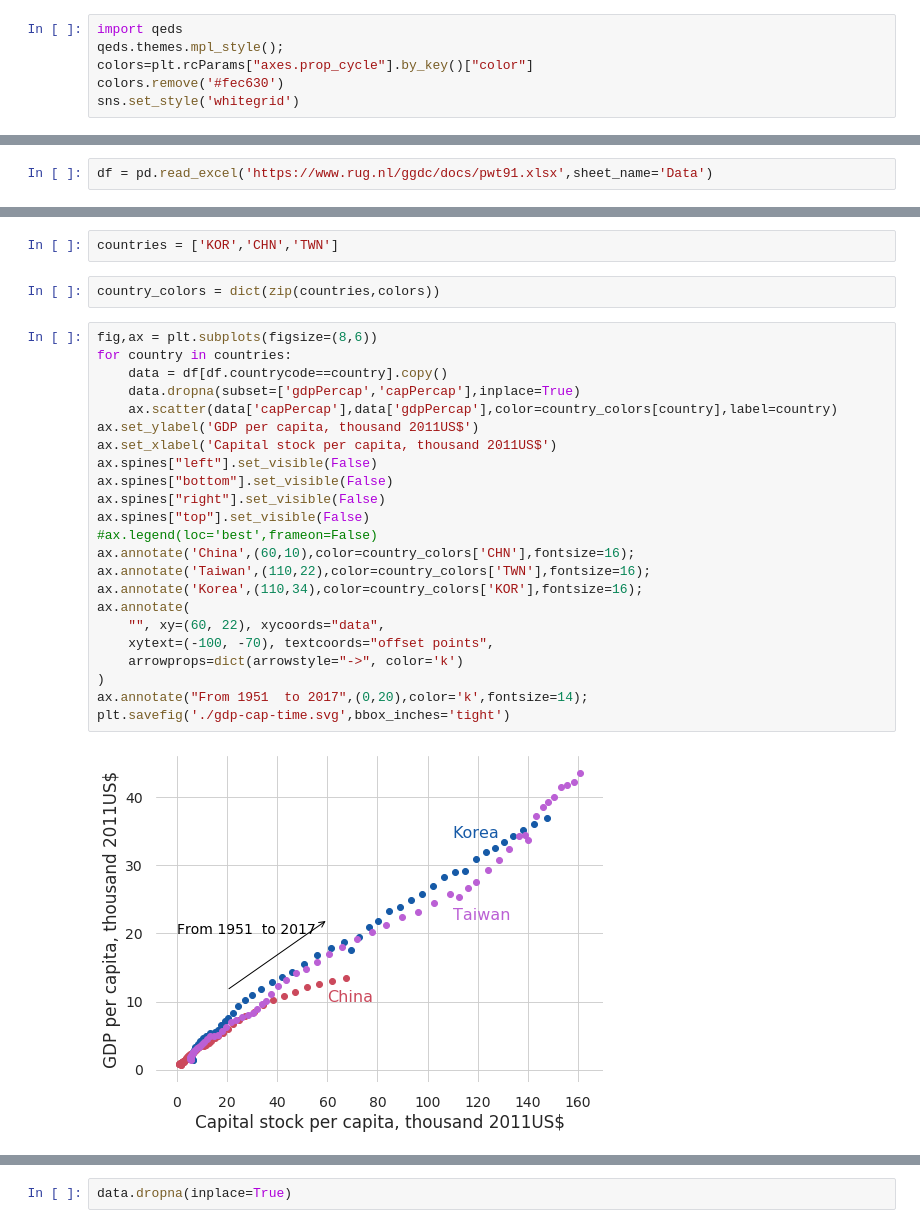
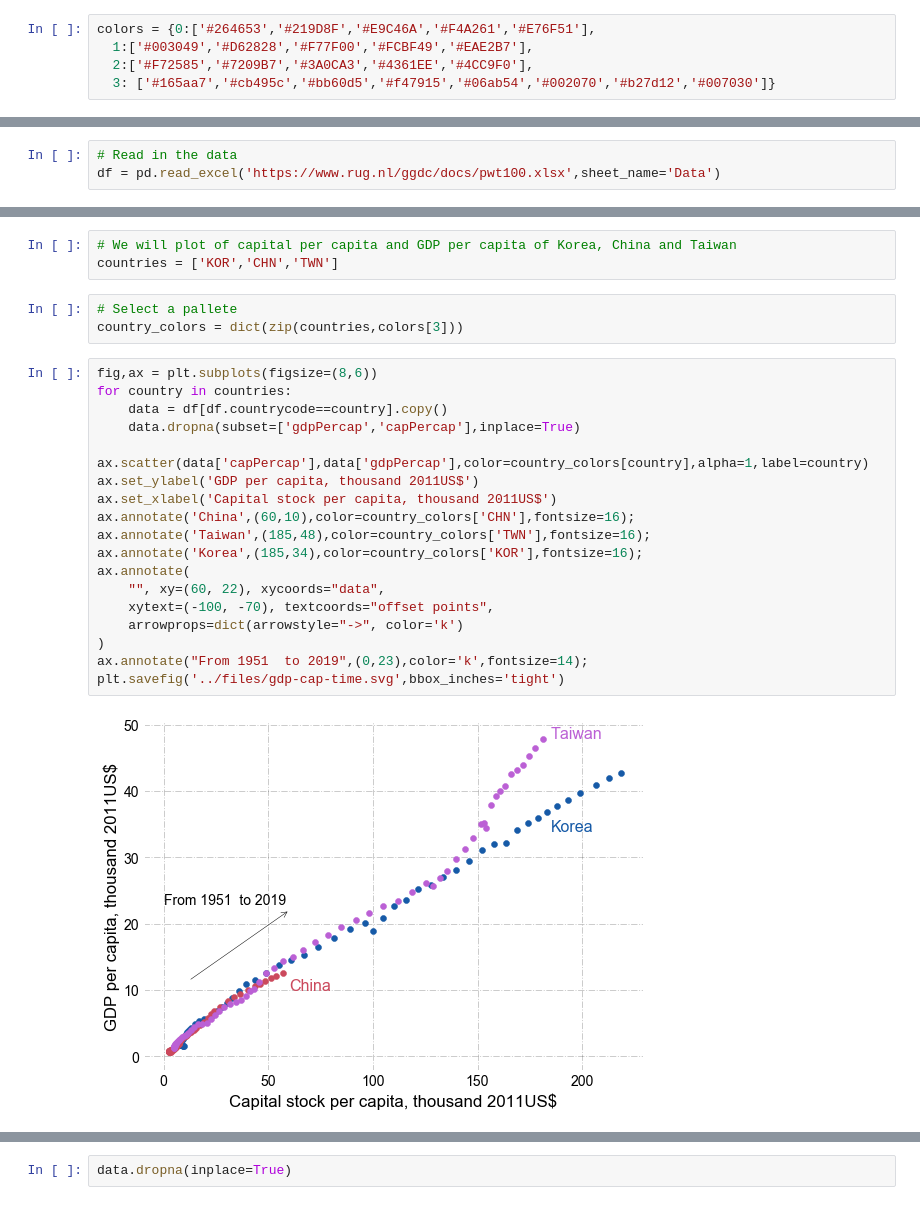
Before and after one commit to gunerilhan/economicgrowth, a Jupyter notebook: lecture2/visuals/lecture2.ipynb, the cells around one changed output, grey strips where cells are left out. Drawn from its saved outputs; the diff is of its cells as text.

```diff
--- a/lecture2/visuals/lecture2.ipynb
+++ b/lecture2/visuals/lecture2.ipynb
@@ -7,7 +14,6 @@ import seaborn as sns
-# %%
-import qeds
-qeds.themes.mpl_style();
-colors=plt.rcParams["axes.prop_cycle"].by_key()["color"]
-colors.remove('#fec630')
-sns.set_style('whitegrid')
+# %%
+colors = {0:['#264653','#219D8F','#E9C46A','#F4A261','#E76F51'],
+  1:['#003049','#D62828','#F77F00','#FCBF49','#EAE2B7'],
+  2:['#F72585','#7209B7','#3A0CA3','#4361EE','#4CC9F0'],
+  3: ['#165aa7','#cb495c','#bb60d5','#f47915','#06ab54','#002070','#b27d12','#007030']}
 # %%
@@ -37,2 +49,3 @@ df_legend
 # %%
-df = pd.read_excel('https://www.rug.nl/ggdc/docs/pwt91.xlsx',sheet_name='Data')
+# Read in the data
+df = pd.read_excel('https://www.rug.nl/ggdc/docs/pwt100.xlsx',sheet_name='Data')
@@ -60,29 +76,26 @@ Population (in millions)
-# %%
-countries = ['KOR','CHN','TWN']
+# %%
+# We will plot of capital per capita and GDP per capita of Korea, China and Taiwan
+countries = ['KOR','CHN','TWN']
 # %%
-country_colors = dict(zip(countries,colors))
+# Select a pallete
+country_colors = dict(zip(countries,colors[3]))
 # %%
 fig,ax = plt.subplots(figsize=(8,6))
 for country in countries:
     data = df[df.countrycode==country].copy()
     data.dropna(subset=['gdpPercap','capPercap'],inplace=True)
-    ax.scatter(data['capPercap'],data['gdpPercap'],color=country_colors[country],label=country)
+    ax.scatter(data['capPercap'],data['gdpPercap'],color=country_colors[country],alpha=1,label=country)
 ax.set_ylabel('GDP per capita, thousand 2011US$')
 ax.set_xlabel('Capital stock per capita, thousand 2011US$')
-ax.spines["left"].set_visible(False)
-ax.spines["bottom"].set_visible(False)
-ax.spines["right"].set_visible(False)
-ax.spines["top"].set_visible(False)
-#ax.legend(loc='best',frameon=False)
 ax.annotate('China',(60,10),color=country_colors['CHN'],fontsize=16);
-ax.annotate('Taiwan',(110,22),color=country_colors['TWN'],fontsize=16);
-ax.annotate('Korea',(110,34),color=country_colors['KOR'],fontsize=16);
+ax.annotate('Taiwan',(185,48),color=country_colors['TWN'],fontsize=16);
+ax.annotate('Korea',(185,34),color=country_colors['KOR'],fontsize=16);
 ax.annotate(
     "", xy=(60, 22), xycoords="data",
     xytext=(-100, -70), textcoords="offset points",
     arrowprops=dict(arrowstyle="->", color='k')
 )
-ax.annotate("From 1951  to 2017",(0,20),color='k',fontsize=14);
-plt.savefig('./gdp-cap-time.svg',bbox_inches='tight')
+ax.annotate("From 1951  to 2019",(0,23),color='k',fontsize=14);
+plt.savefig('../files/gdp-cap-time.svg',bbox_inches='tight')
 # %% [output]
-[figure, old version]
+[figure, new version]
```
Also changed, not shown: parts of 20 cells of this notebook, 19 other files.
